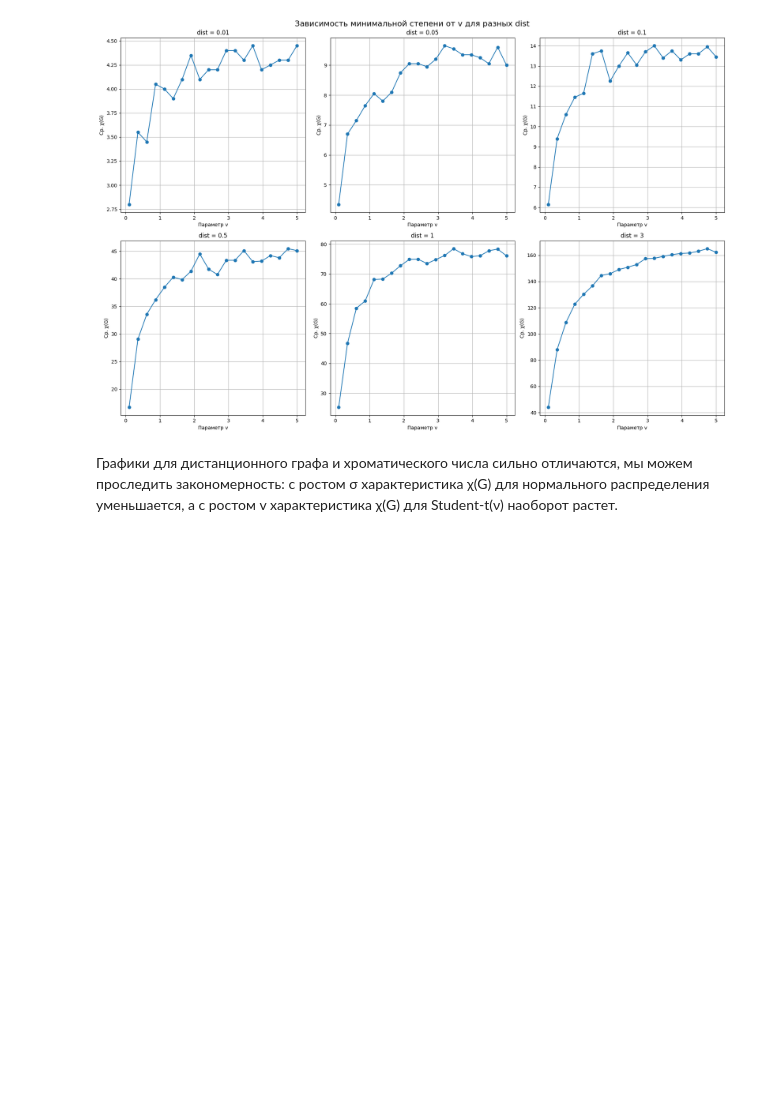
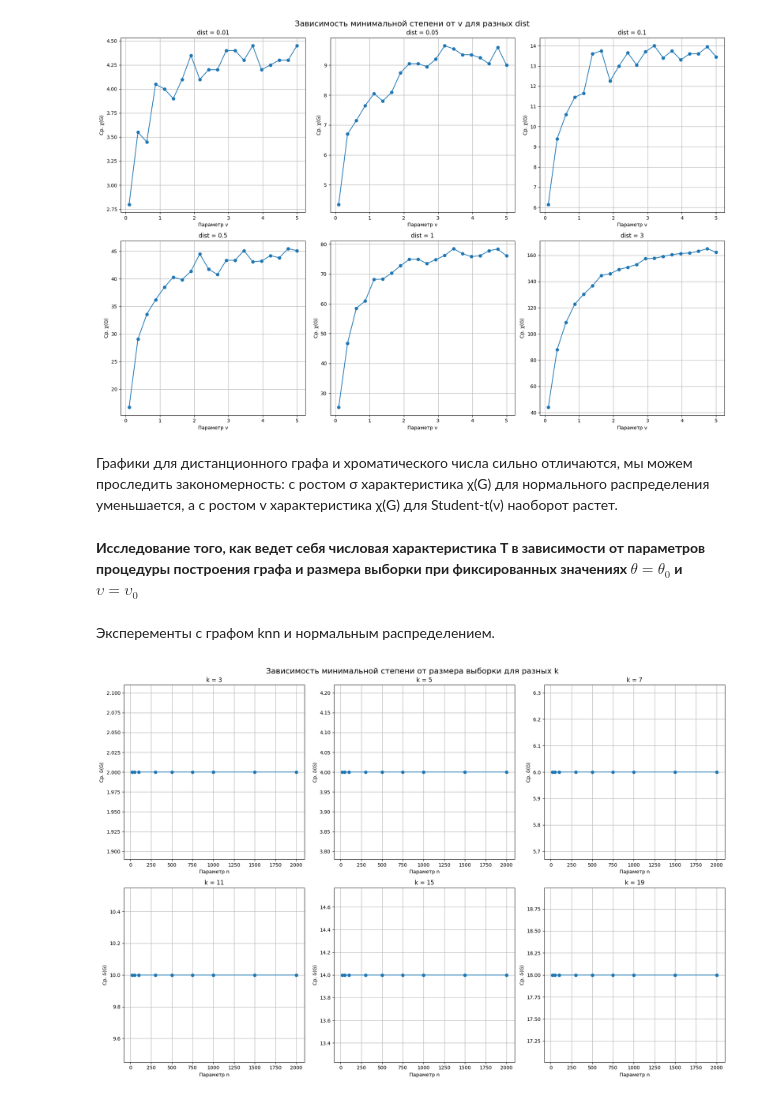
Before and after one commit to Viktorbahse/Random_Ggraph_Problems, a Jupyter notebook: src/Random_graphs.ipynb, the cells around one changed output. Drawn from its saved outputs; the diff is of its cells as text; code cells hidden in the pictures; blank space fills up the shorter version.

Commit message:
Исследование того, как ведет себя числовая характеристика T в зависимости от параметров процедуры построения графа и размера выборки при фиксированных значениях θ = θ_0 и υ = υ_0

```diff
--- a/src/Random_graphs.ipynb
+++ b/src/Random_graphs.ipynb
@@ -229,3 +232,37 @@ plt.show()
 [figure]
 # %% [markdown]
 Графики для дистанционного графа и хроматического числа сильно отличаются, мы можем проследить закономерность: с ростом σ характеристика χ(G) для нормального распределения уменьшается, а с ростом v характеристика χ(G) для Student-t(ν) наоборот растет.
+# %% [markdown]
+**Исследование того, как ведет себя числовая характеристика T в зависимости
+от параметров процедуры построения графа и размера выборки при
+фиксированных значениях $θ = θ_0$ и $υ = υ_0$**
+# %% [markdown]
+Эксперементы с графом knn и нормальным распределением.
+# %%
+param_grid = {
+    'k_neighbors': [3, 5, 7, 11, 15, 19],
+    'n': [20, 50, 100, 300, 500, 750, 1000, 1500, 2000]
+}
+n_trials = 50
+fig, axes = plt.subplots(nrows=2, ncols=3, figsize=(18, 12))
+fig.suptitle('Зависимость минимальной степени от размера выборки для разных k', fontsize=16)
+for i, k in enumerate(param_grid['k_neighbors']):
+    min_degrees_means = []
+    for n in param_grid['n']:
+        min_degrees = []
+        for _ in range(n_trials):
+            samples = generate_normal_samles(n)
+            G = generate_knn_graph(samples, k)
+            min_degree = min_node_degree(G)
+            min_degrees.append(min_degree)
+        min_degrees_means.append(np.mean(min_degrees))
+    ax = axes[i//3, i%3]
+    ax.plot(param_grid['n'], min_degrees_means, marker='o')
+    ax.set_title(f'k = {k}')
+    ax.set_xlabel('Параметр n')
+    ax.set_ylabel('Ср. δ(G)')
+    ax.grid(True)
+plt.tight_layout()
+plt.show()
+# %% [output]
+[figure, added]
```
Also changed, not shown: parts of 9 cells of this notebook.
